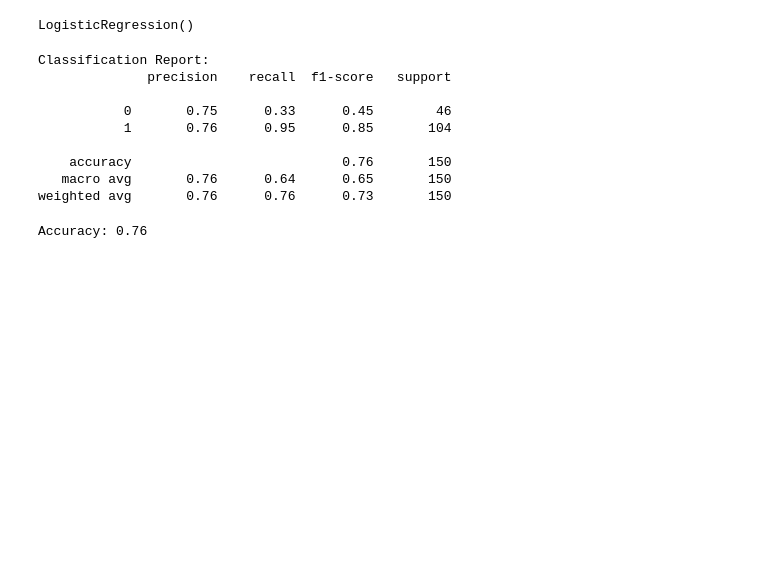
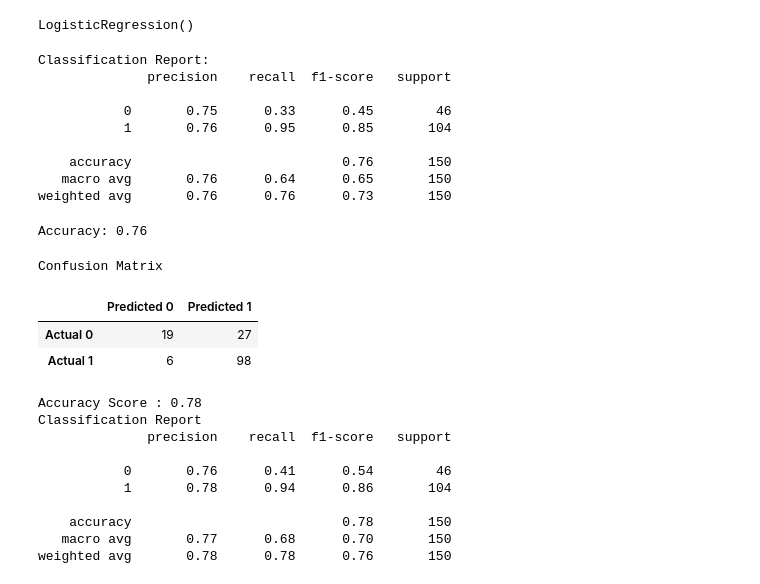
Before and after one commit to andrew-voortman/ML_Loan_Prediction_Model, a Jupyter notebook: ModelTest.ipynb, the cells around one changed output. Cells and saved outputs as stored; diff of their text form; code cells hidden in the pictures; blank space fills up the shorter version.

```diff
--- a/ModelTest.ipynb
+++ b/ModelTest.ipynb
@@ -188,0 +193,33 @@ Accuracy: 0.76
+# %%
+predictions = rf_model.predict(X_test_scaled)
+# %%
+# Calculating the confusion matrix
+cm = confusion_matrix(y_test, predictions)
+cm_df = pd.DataFrame(
+    cm, index=["Actual 0", "Actual 1"], columns=["Predicted 0", "Predicted 1"]
+)
+
+# Calculating the accuracy score
+acc_score = accuracy_score(y_test, predictions)
+# %%
+# Displaying results
+print("Confusion Matrix")
+display(cm_df)
+print(f"Accuracy Score : {acc_score}")
+print("Classification Report")
+print(classification_report(y_test, predictions))
+# %% [output]
+Confusion Matrix
+|  | Predicted 0 | Predicted 1 |
+| Actual 0 | 19 | 27 |
+| Actual 1 | 6 | 98 |
+Accuracy Score : 0.78
+Classification Report
+              precision    recall  f1-score   support
+
+           0       0.76      0.41      0.54        46
+           1       0.78      0.94      0.86       104
+
+    accuracy                           0.78       150
+   macro avg       0.77      0.68      0.70       150
+weighted avg       0.78      0.78      0.76       150
```
Also changed, not shown: parts of 8 cells of this notebook.
